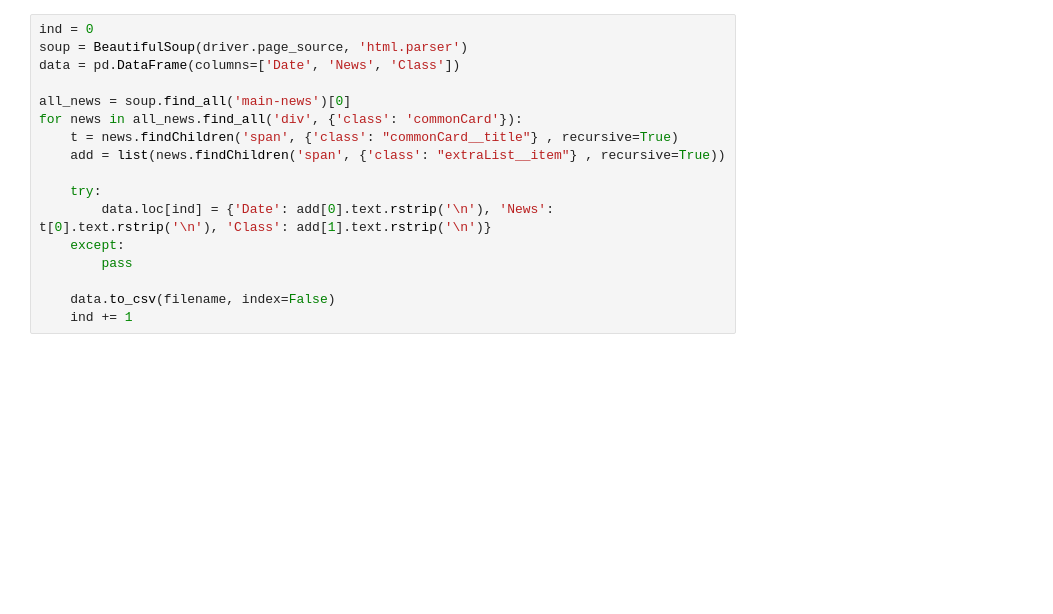
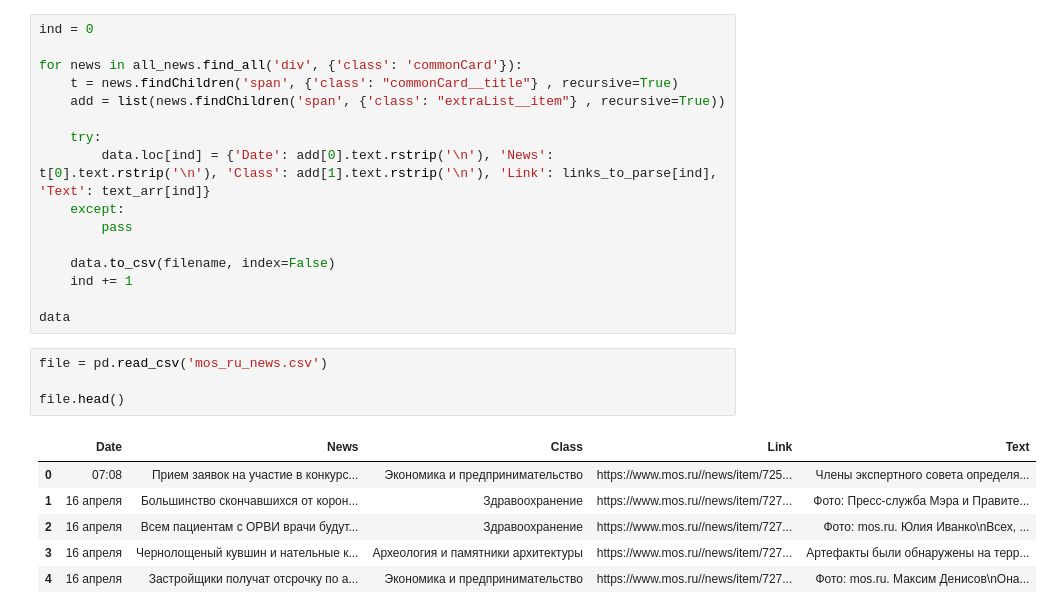
Before and after one commit to silaeder-informatics/Introduction-to-Data-Science, a Jupyter notebook: BS4.ipynb, the cells around one changed output. Cells and saved outputs as stored; diff of their text form; blank space fills up the shorter version.

```diff
--- a/BS4.ipynb
+++ b/BS4.ipynb
@@ -37,17 +74,27 @@ stoped
 # %%
 ind = 0
-soup = BeautifulSoup(driver.page_source, 'html.parser')
-data = pd.DataFrame(columns=['Date', 'News', 'Class'])
 
-all_news = soup.find_all('main-news')[0]
 for news in all_news.find_all('div', {'class': 'commonCard'}):
     t = news.findChildren('span', {'class': "commonCard__title"} , recursive=True)
     add = list(news.findChildren('span', {'class': "extraList__item"} , recursive=True))
 
     try:
-        data.loc[ind] = {'Date': add[0].text.rstrip('\n'), 'News': t[0].text.rstrip('\n'), 'Class': add[1].text.rstrip('\n')}
+        data.loc[ind] = {'Date': add[0].text.rstrip('\n'), 'News': t[0].text.rstrip('\n'), 'Class': add[1].text.rstrip('\n'), 'Link': links_to_parse[ind], 'Text': text_arr[ind]}
     except:
         pass
 
     data.to_csv(filename, index=False)
     ind += 1
+
+data
+# %%
+file = pd.read_csv('mos_ru_news.csv')
+
+file.head()
+# %% [output]
+|  | Date | News | Class | Link | Text |
+| 0 | 07:08 | Прием заявок на участие в конкурс... | Экономика и предпринимательство | https://www.mos.ru//news/item/725... | Члены экспертного совета определя... |
+| 1 | 16 апреля | Большинство скончавшихся от корон... | Здравоохранение | https://www.mos.ru//news/item/727... | Фото: Пресс-служба Мэра и Правите... |
+| 2 | 16 апреля | Всем пациентам с ОРВИ врачи будут... | Здравоохранение | https://www.mos.ru//news/item/727... | Фото: mos.ru. Юлия Иванко\nВсех, ... |
+| 3 | 16 апреля | Чернолощеный кувшин и нательные к... | Археология и памятники архитектуры | https://www.mos.ru//news/item/727... | Артефакты были обнаружены на терр... |
+| 4 | 16 апреля | Застройщики получат отсрочку по а... | Экономика и предпринимательство | https://www.mos.ru//news/item/727... | Фото: mos.ru. Максим Денисов\nОна... |
```
Also changed, not shown: parts of 4 cells of this notebook, 5 other files.
